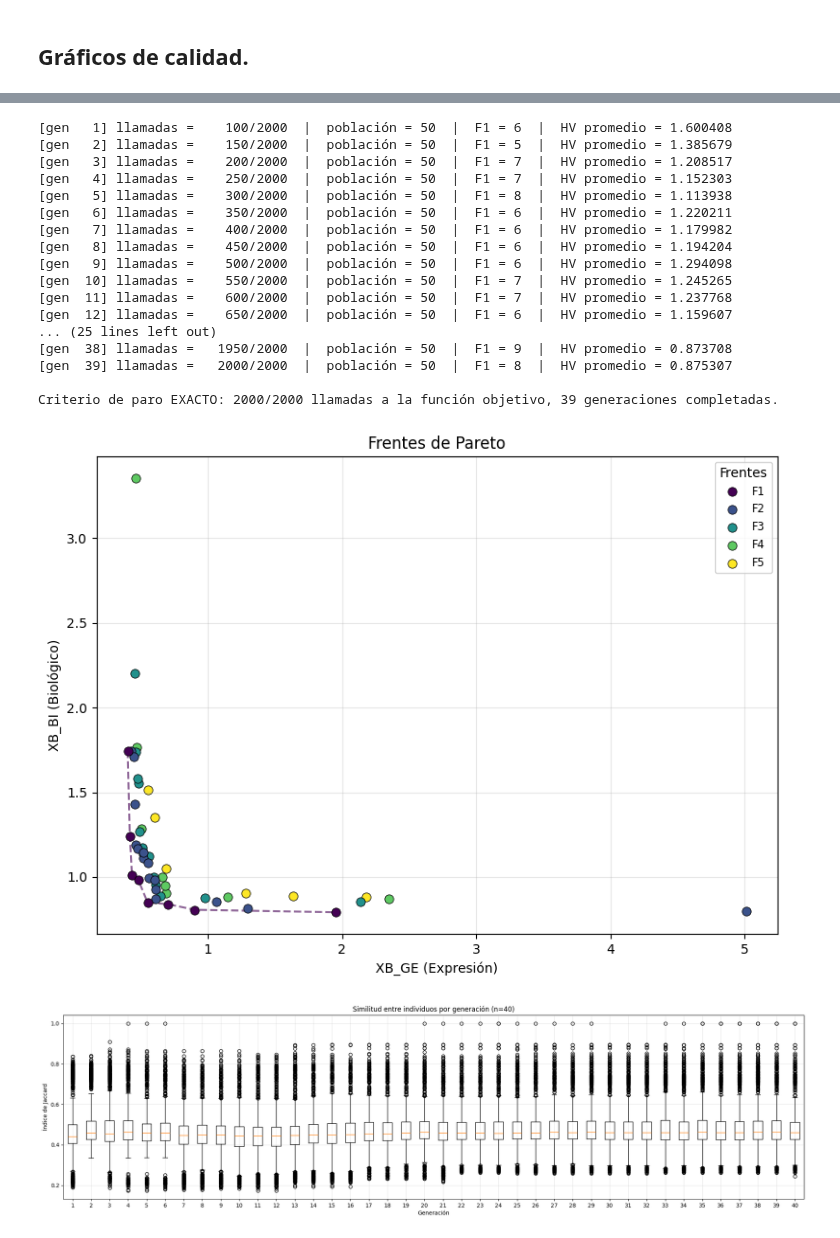
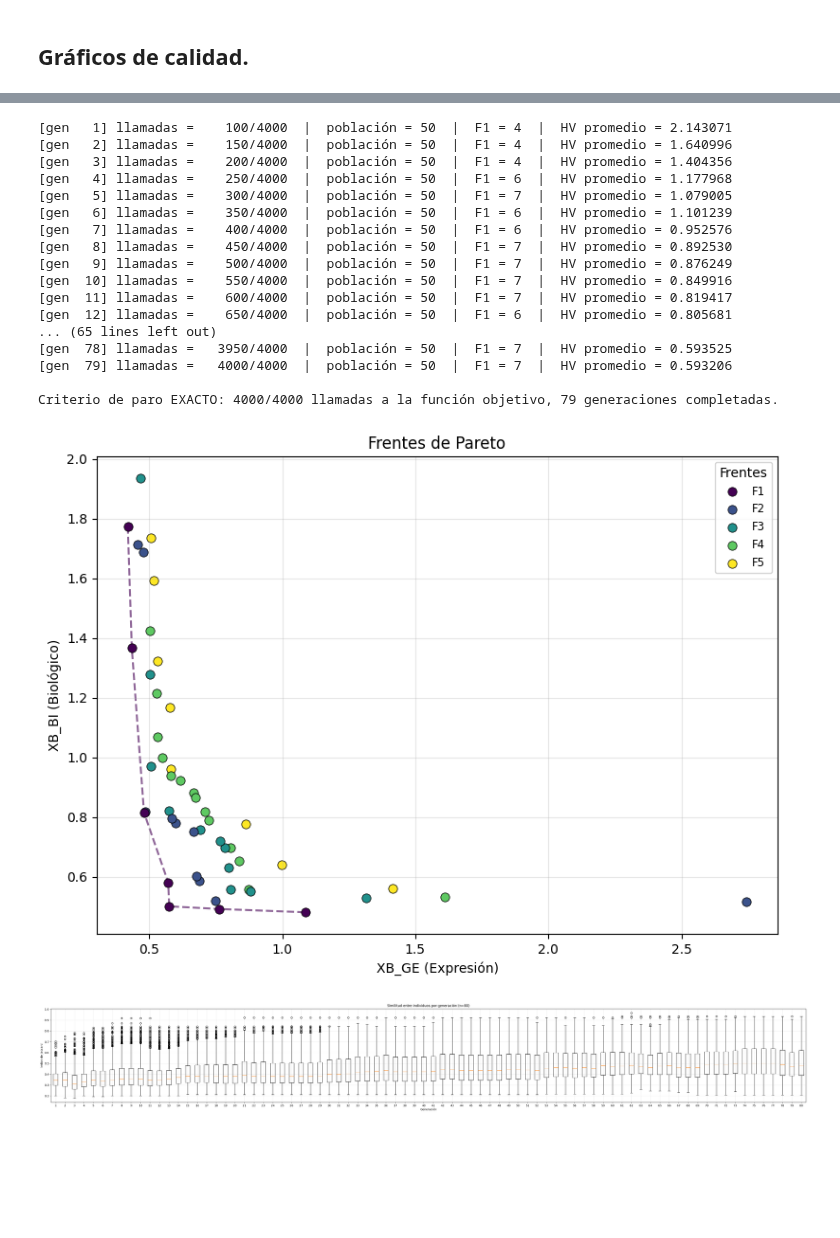
Before and after one commit to BenjaminGonzalezH/Thesis, a Jupyter notebook: Source Code/Investigation_Notes/Notes_1-NSGA-II.ipynb, the cells around one changed output, grey strips where cells are left out. Cells and saved outputs as stored; diff of their text form; code cells hidden in the pictures; blank space fills up the shorter version.

```diff
--- a/Source Code/Investigation_Notes/Notes_1-NSGA-II.ipynb
+++ b/Source Code/Investigation_Notes/Notes_1-NSGA-II.ipynb
@@ -1061,7 +1087,6 @@ print("\n✅ Todos los tests de operadores pasaron.")
 from pathlib import Path
 import numpy as np
 import matplotlib.pyplot as plt
-import biocluster.clustering.jaccard_values as jv
 
 
 def plot_pareto_fronts(
@@ -1137,6 +1162,33 @@ def plot_pareto_fronts(
 
     return str(saved_path) if saved_path is not None else None
 
+def jaccard_index_solutions(Solutions_Matrix: np.ndarray) -> np.ndarray:
+    xp = cp if _GPU else np   # mismo patrón que solution_encoding.py
+
+    labels = xp.asarray(Solutions_Matrix)
+    n_solutions, n_genes = labels.shape
+    K = int(labels.max())     # etiquetas 1..K (build_clusters_population es 1-based)
+
+    # One-hot por solución: (n_solutions, n_genes, K) — reemplaza los
+    # vectores de pares O(n²) por una representación O(n·K).
+    one_hot = xp.zeros((n_solutions, n_genes, K), dtype=xp.float32)
+    idx_sol = xp.arange(n_solutions)[:, None]
+    idx_gene = xp.arange(n_genes)[None, :]
+    one_hot[idx_sol, idx_gene, labels - 1] = 1.0
+
+    cluster_sizes = one_hot.sum(axis=1)                                   # (n_solutions, K)
+    same_pairs = (cluster_sizes * (cluster_sizes - 1) / 2).sum(axis=1)    # (n_solutions,) == sum(v_i)
+
+    J = xp.eye(n_solutions, dtype=xp.float64)
+    for i in range(n_solutions):
+        for j in range(i + 1, n_solutions):
+            N = one_hot[i].T @ one_hot[j]              # tabla de contingencia (K, K)
+            r = float((N * (N - 1) / 2).sum())
+            denom = float(same_pairs[i] + same_pairs[j]) - r
+            J[i, j] = J[j, i] = r / denom if denom > 0 else 0.0
+
+    return cp.asnumpy(J) if _GPU else J
+
 def jaccard_population(generations_labels: list[np.ndarray]) -> list[np.ndarray]:
     """
     Índice de Jaccard entre individuos (labels) de cada generación, vía
@@ -1146,7 +1198,7 @@ def jaccard_population(generations_labels: list[np.ndarray]) -> list[np.ndarray]
     jaccard_per_generation = []
 
     for labels_pop in generations_labels:
-        J = jv.jaccard_index_solutions(Solutions_Matrix=labels_pop)
+        J = jaccard_index_solutions(Solutions_Matrix=labels_pop)
         pop_size = J.shape[0]
         iu = np.triu_indices(pop_size, k=1)
         jaccard_per_generation.append(J[iu])
@@ -1511,53 +1562,53 @@ def run_nsga2(
 ##################################
 # Bloque de ejecución: NSGA-II completo
 ##################################
-MAX_OBJ_FUNCTION_CALLS = 2000   # presupuesto total de evaluaciones
+MAX_OBJ_FUNCTION_CALLS = 4000   # presupuesto total de evaluaciones
 POP_SIZE = 50
 CROSSOVER_PROB = 0.80
 MUTATION_PROB  = 0.01
 
 OBJ_FUNCTION_CALLS = 0
 result = run_nsga2(
     ge_matrix, bi_matrix,
     n=n, k=K,
     pop_size=POP_SIZE,
     max_obj_function_calls=MAX_OBJ_FUNCTION_CALLS,
     crossover_prob=CROSSOVER_PROB,
     mutation_prob=MUTATION_PROB,
     seed=None,
 )
 
 ##################################
 # Resultados por pantalla
 ##################################
 plot_pareto_fronts(result["objectives"], fronts=result["fronts"], show=True)
 jaccard_population(result["history_labels"])
 plot_hypervolume_convergence(result["history_hv"], show=True)
 
 print(f"Llamadas totales a la función objetivo: {OBJ_FUNCTION_CALLS}")
 print(f"Generaciones ejecutadas: {result['generations_run']}")
 print(f"Frentes en la población final: {len(result['fronts'])}")
 print(f"F1 (no dominado): {len(result['fronts'][0])} soluciones")
 print(f"Arreglos de medoides finales (F1): ")
 for idx in result['fronts'][0]:
     print(result['population'][idx])
 # %% [output]
-[gen   1] llamadas =    100/2000  |  población = 50  |  F1 = 6  |  HV promedio = 1.600408
-[gen   2] llamadas =    150/2000  |  población = 50  |  F1 = 5  |  HV promedio = 1.385679
-[gen   3] llamadas =    200/2000  |  población = 50  |  F1 = 7  |  HV promedio = 1.208517
-[gen   4] llamadas =    250/2000  |  población = 50  |  F1 = 7  |  HV promedio = 1.152303
-[gen   5] llamadas =    300/2000  |  población = 50  |  F1 = 8  |  HV promedio = 1.113938
-[gen   6] llamadas =    350/2000  |  población = 50  |  F1 = 6  |  HV promedio = 1.220211
-[gen   7] llamadas =    400/2000  |  población = 50  |  F1 = 6  |  HV promedio = 1.179982
-[gen   8] llamadas =    450/2000  |  población = 50  |  F1 = 6  |  HV promedio = 1.194204
-[gen   9] llamadas =    500/2000  |  población = 50  |  F1 = 6  |  HV promedio = 1.294098
-[gen  10] llamadas =    550/2000  |  población = 50  |  F1 = 7  |  HV promedio = 1.245265
-[gen  11] llamadas =    600/2000  |  población = 50  |  F1 = 7  |  HV promedio = 1.237768
-[gen  12] llamadas =    650/2000  |  población = 50  |  F1 = 6  |  HV promedio = 1.159607
-... (25 lines left out)
-[gen  38] llamadas =   1950/2000  |  población = 50  |  F1 = 9  |  HV promedio = 0.873708
-[gen  39] llamadas =   2000/2000  |  población = 50  |  F1 = 8  |  HV promedio = 0.875307
+[gen   1] llamadas =    100/4000  |  población = 50  |  F1 = 4  |  HV promedio = 2.143071
+[gen   2] llamadas =    150/4000  |  población = 50  |  F1 = 4  |  HV promedio = 1.640996
+[gen   3] llamadas =    200/4000  |  población = 50  |  F1 = 4  |  HV promedio = 1.404356
+[gen   4] llamadas =    250/4000  |  población = 50  |  F1 = 6  |  HV promedio = 1.177968
+[gen   5] llamadas =    300/4000  |  población = 50  |  F1 = 7  |  HV promedio = 1.079005
+[gen   6] llamadas =    350/4000  |  población = 50  |  F1 = 6  |  HV promedio = 1.101239
+[gen   7] llamadas =    400/4000  |  población = 50  |  F1 = 6  |  HV promedio = 0.952576
+[gen   8] llamadas =    450/4000  |  población = 50  |  F1 = 7  |  HV promedio = 0.892530
+[gen   9] llamadas =    500/4000  |  población = 50  |  F1 = 7  |  HV promedio = 0.876249
+[gen  10] llamadas =    550/4000  |  población = 50  |  F1 = 7  |  HV promedio = 0.849916
+[gen  11] llamadas =    600/4000  |  población = 50  |  F1 = 7  |  HV promedio = 0.819417
+[gen  12] llamadas =    650/4000  |  población = 50  |  F1 = 6  |  HV promedio = 0.805681
+... (65 lines left out)
+[gen  78] llamadas =   3950/4000  |  población = 50  |  F1 = 7  |  HV promedio = 0.593525
+[gen  79] llamadas =   4000/4000  |  población = 50  |  F1 = 7  |  HV promedio = 0.593206
 
-Criterio de paro EXACTO: 2000/2000 llamadas a la función objetivo, 39 generaciones completadas.
+Criterio de paro EXACTO: 4000/4000 llamadas a la función objetivo, 79 generaciones completadas.
-[figure, old version]
+[figure, new version]
-[figure, old version]
+[figure, new version]
```
Also changed, not shown: parts of 4 cells of this notebook, 4 other files.
